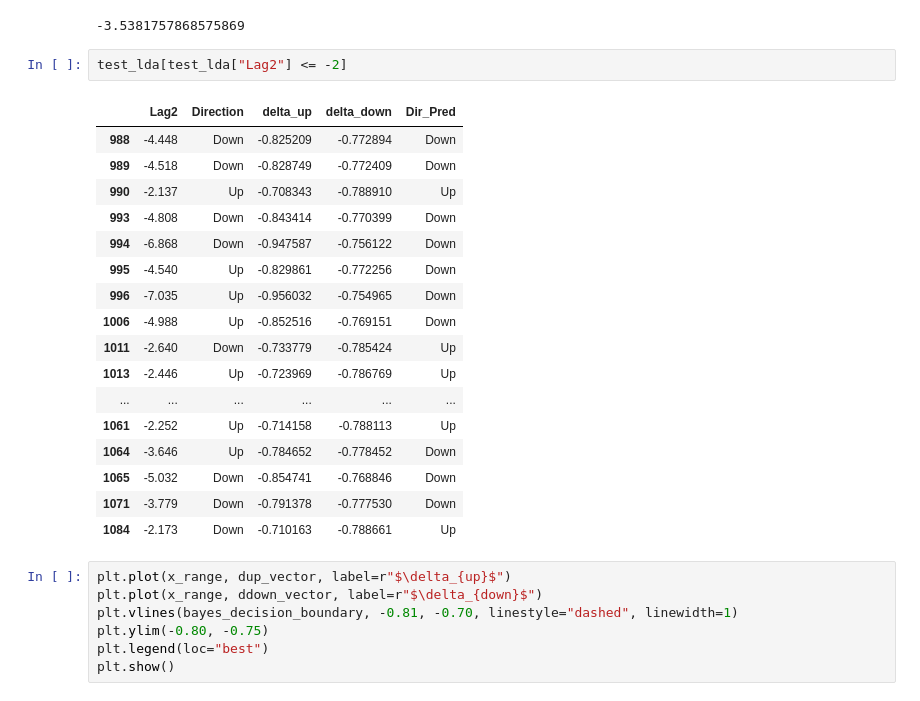
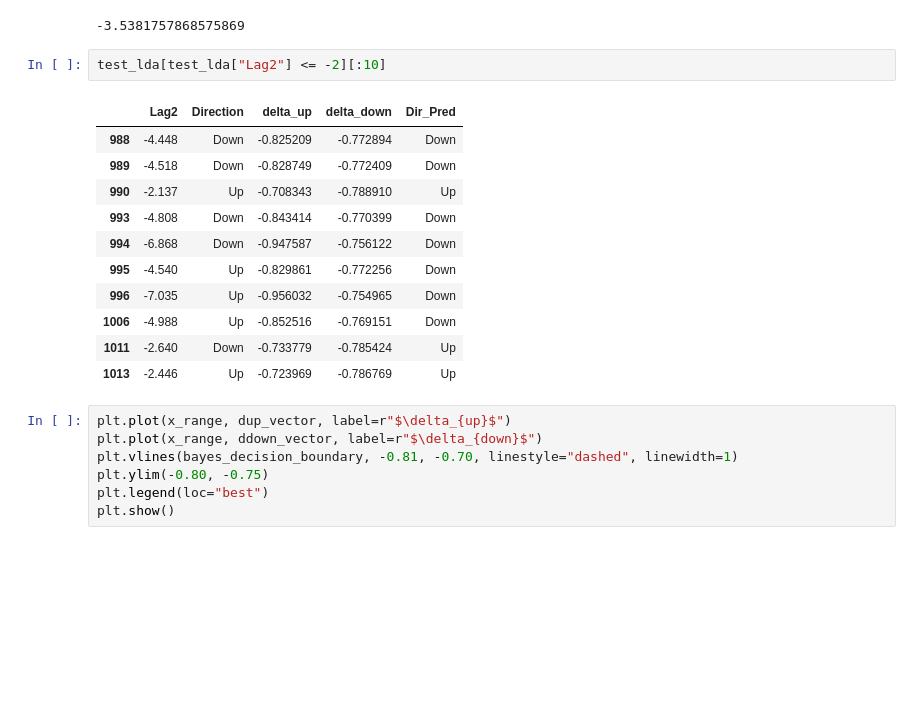
Before and after one commit to gerdm/ISLR, a Jupyter notebook: ex4.ipynb, the cells around one changed output. Saved outputs shown, nothing was run; the diff lists cells and outputs as text; blank space fills up the shorter version.

```diff
--- a/ex4.ipynb
+++ b/ex4.ipynb
@@ -222,25 +222,19 @@ for ix, (up, down) in enumerate(zip(dup_vector, ddown_vector)):
 -3.53825382538
 -3.5381757868575869
 # %%
-test_lda[test_lda["Lag2"] <= -2]
+test_lda[test_lda["Lag2"] <= -2][:10]
 # %% [output]
 |  | Lag2 | Direction | delta_up | delta_down | Dir_Pred |
 | 988 | -4.448 | Down | -0.825209 | -0.772894 | Down |
 | 989 | -4.518 | Down | -0.828749 | -0.772409 | Down |
 | 990 | -2.137 | Up | -0.708343 | -0.788910 | Up |
 | 993 | -4.808 | Down | -0.843414 | -0.770399 | Down |
 | 994 | -6.868 | Down | -0.947587 | -0.756122 | Down |
 | 995 | -4.540 | Up | -0.829861 | -0.772256 | Down |
 | 996 | -7.035 | Up | -0.956032 | -0.754965 | Down |
 | 1006 | -4.988 | Up | -0.852516 | -0.769151 | Down |
 | 1011 | -2.640 | Down | -0.733779 | -0.785424 | Up |
 | 1013 | -2.446 | Up | -0.723969 | -0.786769 | Up |
-| ... | ... | ... | ... | ... | ... |
-| 1061 | -2.252 | Up | -0.714158 | -0.788113 | Up |
-| 1064 | -3.646 | Up | -0.784652 | -0.778452 | Down |
-| 1065 | -5.032 | Down | -0.854741 | -0.768846 | Down |
-| 1071 | -3.779 | Down | -0.791378 | -0.777530 | Down |
-| 1084 | -2.173 | Down | -0.710163 | -0.788661 | Up |
 # %%
 plt.plot(x_range, dup_vector, label=r"$\delta_{up}$")
 plt.plot(x_range, ddown_vector, label=r"$\delta_{down}$")
```
Also changed, not shown: parts of 33 cells of this notebook.
